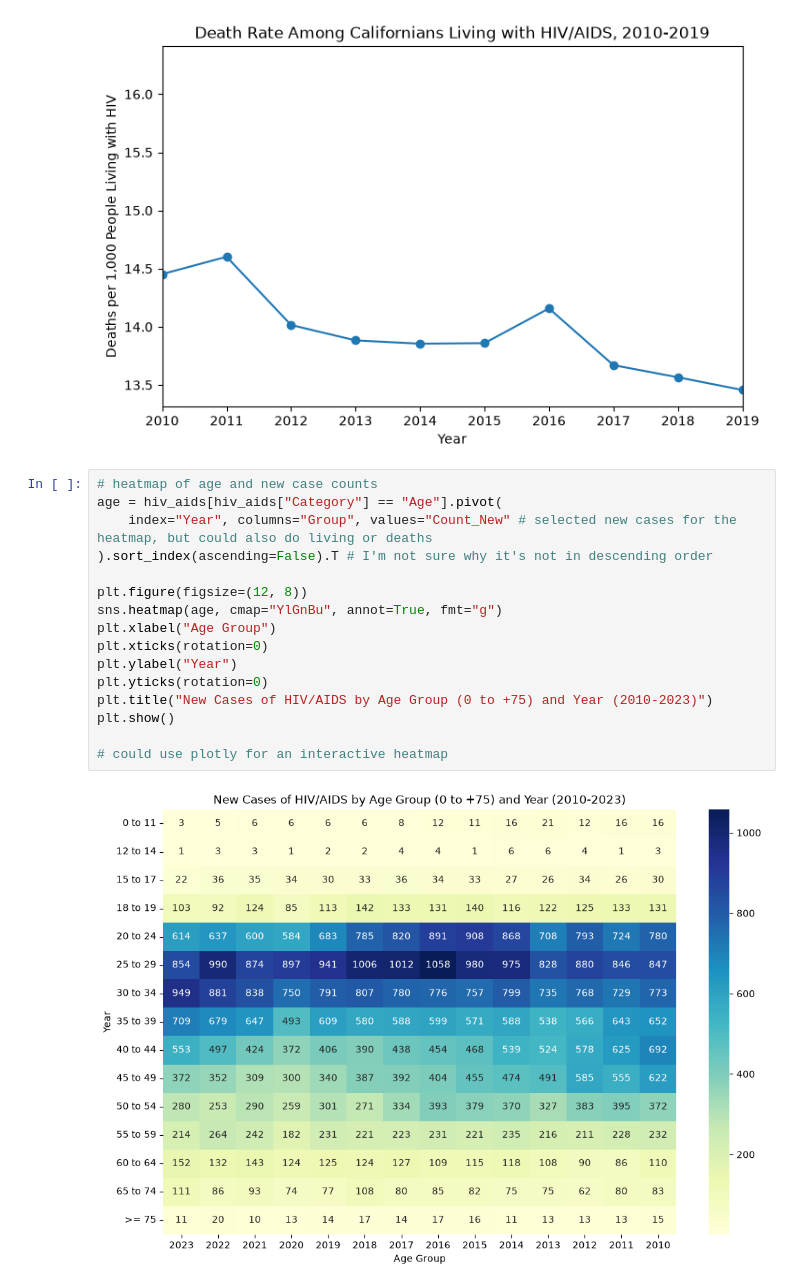
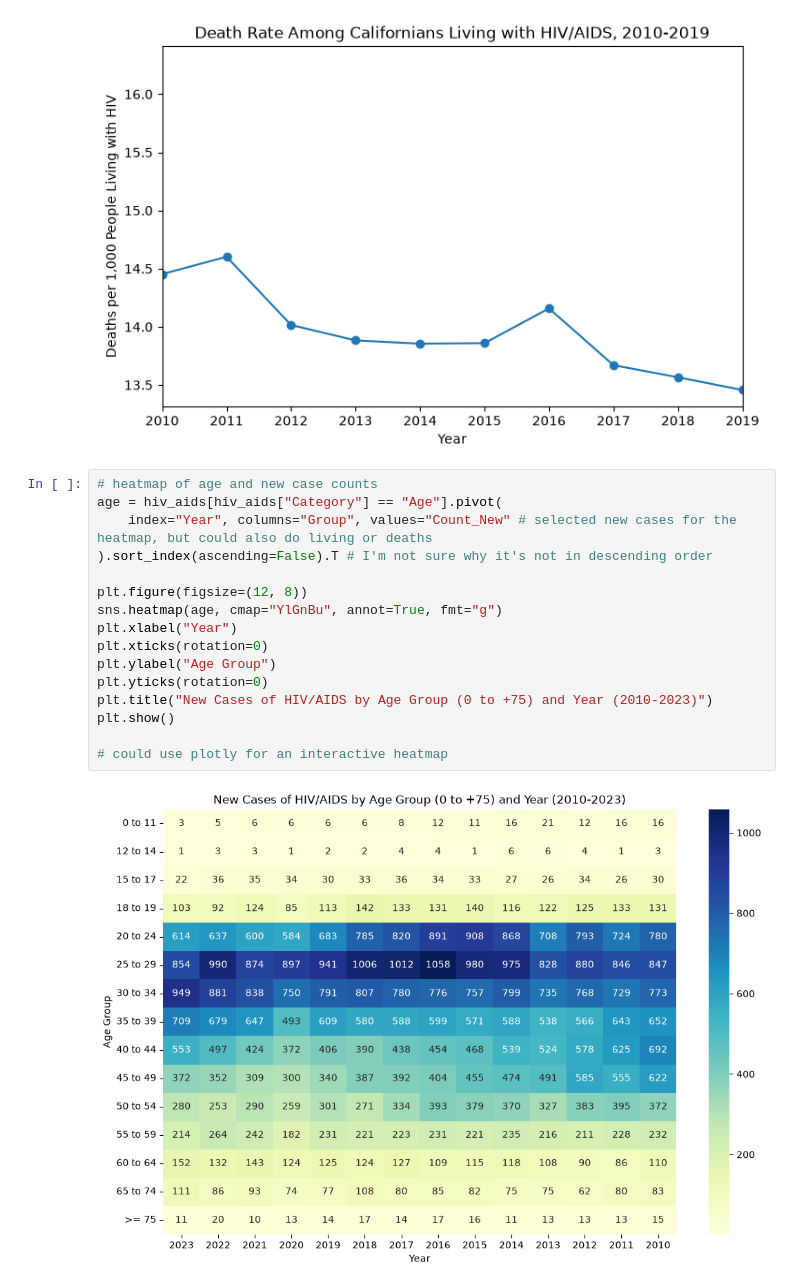
Before and after one commit to gaayathrimathuria/DS2023-Project2-HIVAIDS, a Jupyter notebook: Project2.ipynb, the cells around one changed output. Drawn from its saved outputs; the diff is of its cells as text.

```diff
--- a/Project2.ipynb
+++ b/Project2.ipynb
@@ -93,18 +93,18 @@ plt.show()
 # %%
 # heatmap of age and new case counts
 age = hiv_aids[hiv_aids["Category"] == "Age"].pivot(
     index="Year", columns="Group", values="Count_New" # selected new cases for the heatmap, but could also do living or deaths
 ).sort_index(ascending=False).T # I'm not sure why it's not in descending order
 
 plt.figure(figsize=(12, 8))
 sns.heatmap(age, cmap="YlGnBu", annot=True, fmt="g")
-plt.xlabel("Age Group")
+plt.xlabel("Year")
 plt.xticks(rotation=0)
-plt.ylabel("Year")
+plt.ylabel("Age Group")
 plt.yticks(rotation=0)
 plt.title("New Cases of HIV/AIDS by Age Group (0 to +75) and Year (2010-2023)")
 plt.show()
 
 # could use plotly for an interactive heatmap
 # %% [output]
-[figure, old version]
+[figure, new version]
```
